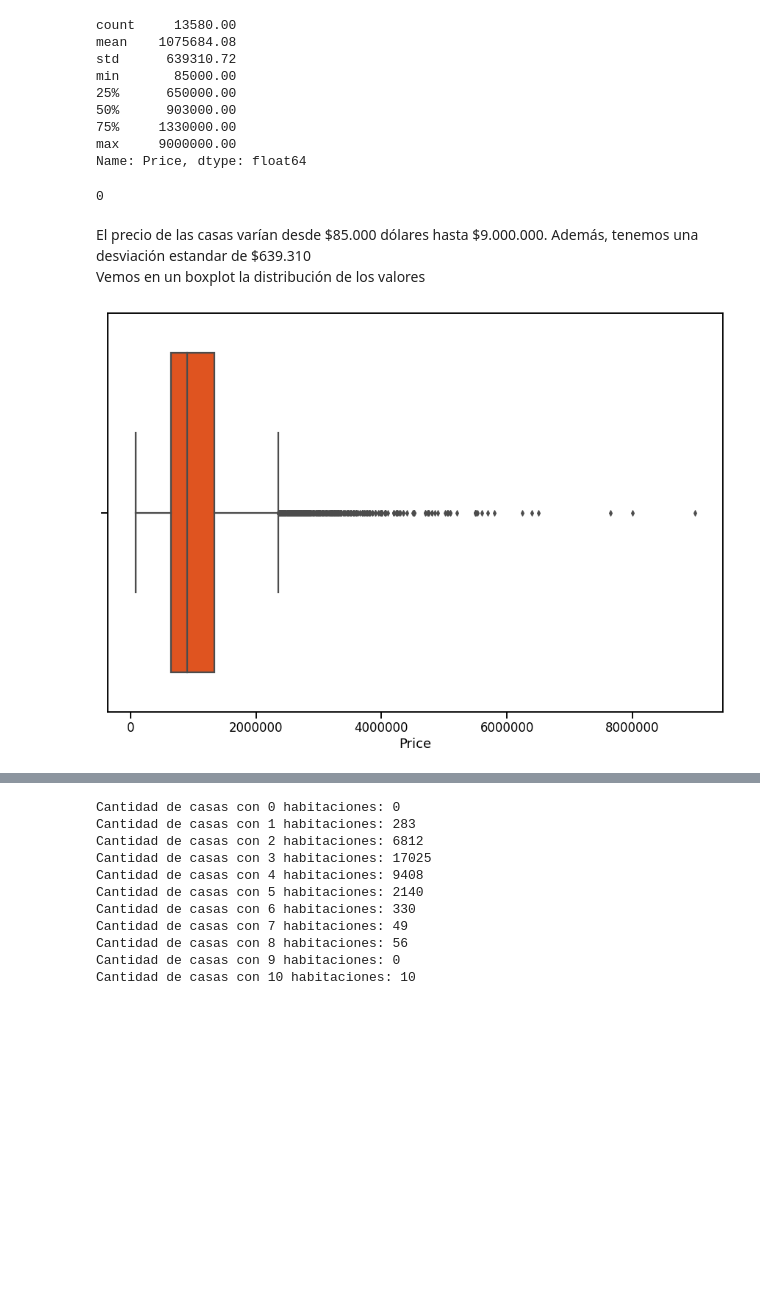
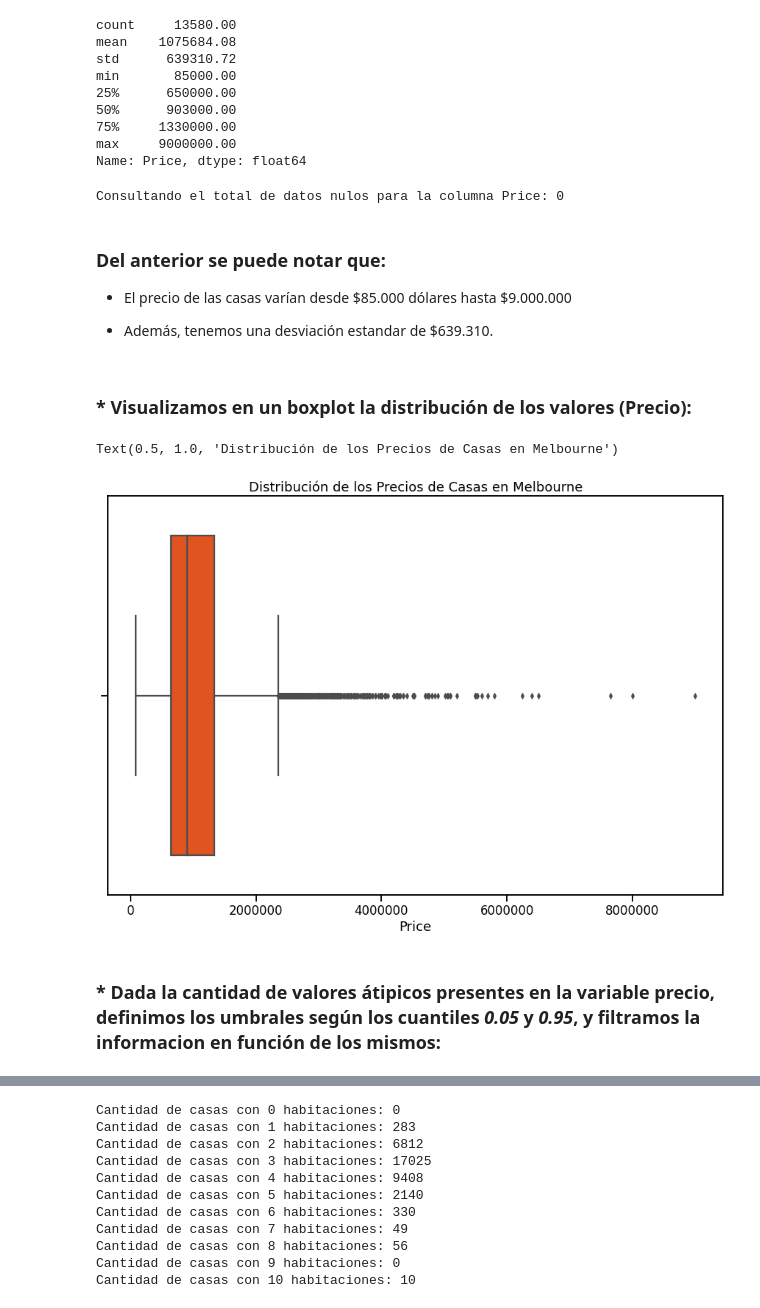
Before and after one commit to Grupo242022/EyCD, a Jupyter notebook: Entregable_2_Nico_parte1_ejercicio2.ipynb, the cells around one changed output, grey strips where cells are left out. Cells and saved outputs as stored; diff of their text form; code cells hidden in the pictures; blank space fills up the shorter version.

```diff
--- a/Entregable_2_Nico_parte1_ejercicio2.ipynb
+++ b/Entregable_2_Nico_parte1_ejercicio2.ipynb
@@ -20,5 +20,5 @@ import matplotlib.pyplot as plt
 import numpy
 import pandas as pd
 
-import seaborn
-seaborn.set_context('talk')
+import seaborn as sns
+sns.set_context('talk')
@@ -78,17 +106,25 @@ min       85000.00
 75%     1330000.00
 max     9000000.00
 Name: Price, dtype: float64
-# %%
-df_melb['Price'].isnull().sum()
-# %% [output]
-0
+# %%
+print(f'Consultando el total de datos nulos para la columna Price: {df_melb.Price.isnull().sum()}')
+# %% [output]
+Consultando el total de datos nulos para la columna Price: 0
 # %% [markdown]
-El precio de las casas varían desde \$85.000 dólares hasta \$9.000.000. Además, tenemos una desviación estandar de \$639.310<br>
-Vemos en un boxplot la distribución de los valores
+### Del anterior se puede notar que:
+
+*  El precio de las casas varían desde \$85.000 dólares hasta \$9.000.000
+
+*  Además, tenemos una desviación estandar de \$639.310.
+# %% [markdown]
+
+### * Visualizamos en un boxplot la distribución de los valores (Precio):
 # %%
 plt.figure(figsize=(15, 10))
-seaborn.boxplot(data=df_melb, x='Price',
+sns.boxplot(data=df_melb, x='Price',
                 color='orangered')
 plt.ticklabel_format(style='plain', axis='x')
+plt.title('Distribución de los Precios de Casas en Melbourne')
 # %% [output]
+Text(0.5, 1.0, 'Distribución de los Precios de Casas en Melbourne')
-[figure, old version]
+[figure, new version]
@@ -98 +131,3 @@ quantile_95 = 0.95
+# %% [markdown]
+### * Dada la cantidad de valores átipicos presentes en la variable precio, definimos los umbrales según los cuantiles *0.05* y *0.95*, y filtramos la informacion en función de los mismos:
 # %%
```
Also changed, not shown: parts of 26 cells of this notebook.
